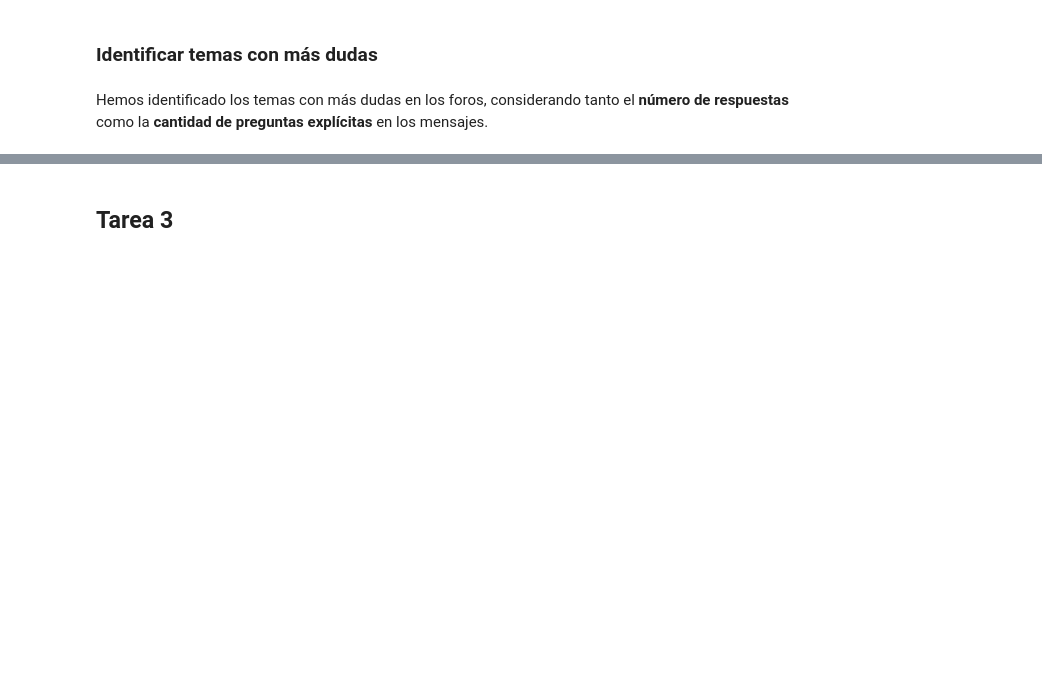
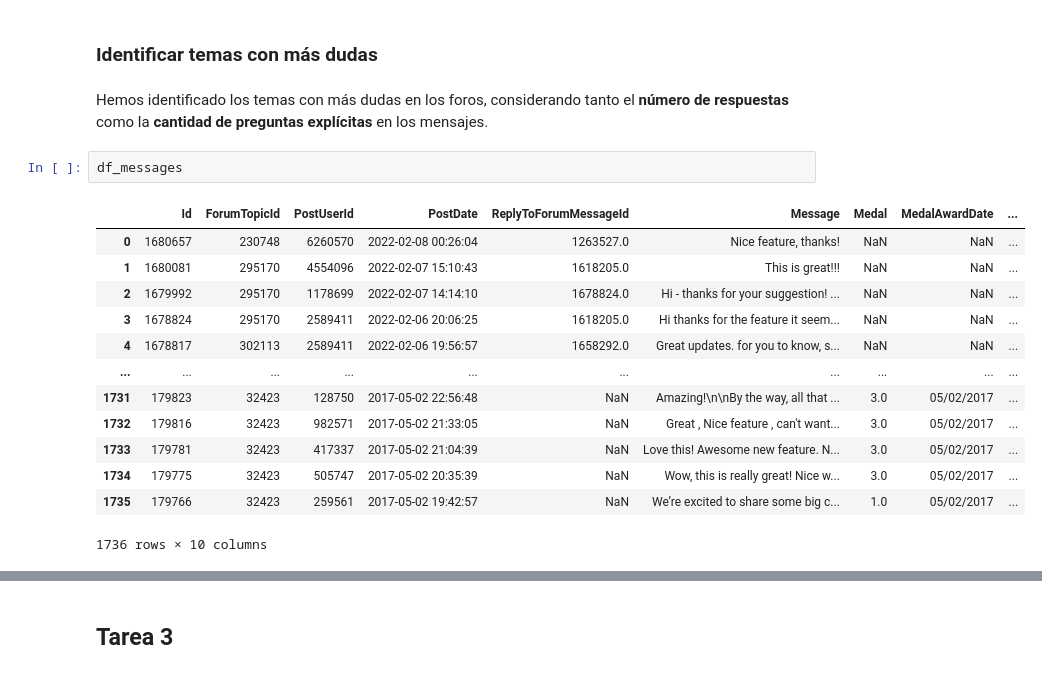
Before and after one commit to jorgegarcelan/IAA-Educacion, a Jupyter notebook: Labs/Lab 3/lab3.ipynb, the cells around one changed output, grey strips where cells are left out. Cells and saved outputs as stored; diff of their text form; blank space fills up the shorter version.

```diff
--- a/Labs/Lab 3/lab3.ipynb
+++ b/Labs/Lab 3/lab3.ipynb
@@ -85,3 +101,19 @@ Hemos realizado este ejercicio mediante el uso de la vectorización por la técn
 ### Identificar temas con más dudas
 # %% [markdown]
 Hemos identificado los temas con más dudas en los foros, considerando tanto el **número de respuestas** como la **cantidad de preguntas explícitas** en los mensajes.
+# %%
+df_messages
+# %% [output]
+|  | Id | ForumTopicId | PostUserId | PostDate | ReplyToForumMessageId | Message | Medal | MedalAwardDate | ... |
+| 0 | 1680657 | 230748 | 6260570 | 2022-02-08 00:26:04 | 1263527.0 | Nice feature, thanks! | NaN | NaN | ... |
+| 1 | 1680081 | 295170 | 4554096 | 2022-02-07 15:10:43 | 1618205.0 | This is great!!! | NaN | NaN | ... |
+| 2 | 1679992 | 295170 | 1178699 | 2022-02-07 14:14:10 | 1678824.0 | Hi - thanks for your suggestion! ... | NaN | NaN | ... |
+| 3 | 1678824 | 295170 | 2589411 | 2022-02-06 20:06:25 | 1618205.0 | Hi thanks for the feature it seem... | NaN | NaN | ... |
+| 4 | 1678817 | 302113 | 2589411 | 2022-02-06 19:56:57 | 1658292.0 | Great updates. for you to know, s... | NaN | NaN | ... |
+| ... | ... | ... | ... | ... | ... | ... | ... | ... | ... |
+| 1731 | 179823 | 32423 | 128750 | 2017-05-02 22:56:48 | NaN | Amazing!\n\nBy the way, all that ... | 3.0 | 05/02/2017 | ... |
+| 1732 | 179816 | 32423 | 982571 | 2017-05-02 21:33:05 | NaN | Great , Nice feature , can't want... | 3.0 | 05/02/2017 | ... |
+| 1733 | 179781 | 32423 | 417337 | 2017-05-02 21:04:39 | NaN | Love this! Awesome new feature. N... | 3.0 | 05/02/2017 | ... |
+| 1734 | 179775 | 32423 | 505747 | 2017-05-02 20:35:39 | NaN | Wow, this is really great! Nice w... | 3.0 | 05/02/2017 | ... |
+| 1735 | 179766 | 32423 | 259561 | 2017-05-02 19:42:57 | NaN | We’re excited to share some big c... | 1.0 | 05/02/2017 | ... |
+1736 rows × 10 columns
```
Also changed, not shown: parts of 18 cells of this notebook, 1 other file.
